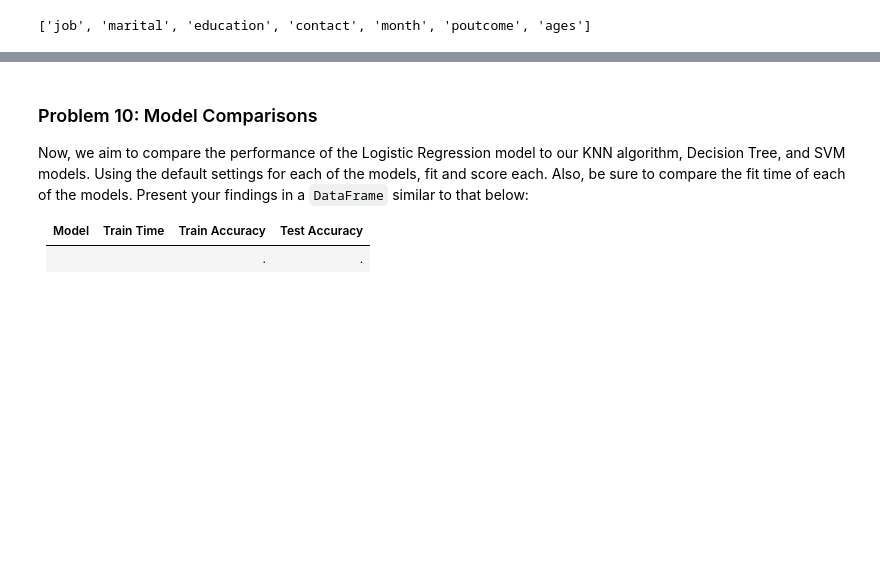
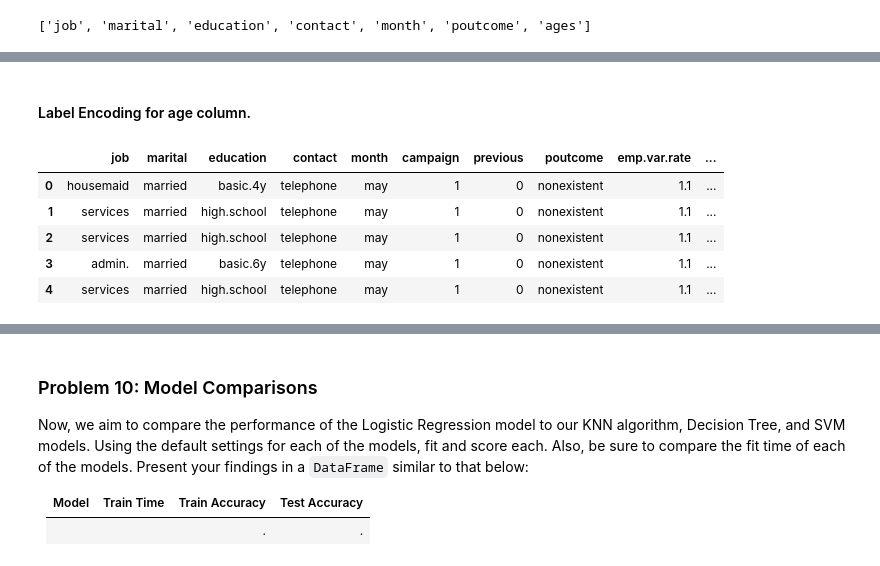
Before and after one commit to leonyi/zero-to-ml_ai-mastery, a Jupyter notebook: practical-application3-comparing-classifiers/comparing-classifiers.ipynb, the cells around one changed output, grey strips where cells are left out. Drawn from its saved outputs; the diff is of its cells as text; code cells hidden in the pictures; blank space fills up the shorter version.

```diff
--- a/practical-application3-comparing-classifiers/comparing-classifiers.ipynb
+++ b/practical-application3-comparing-classifiers/comparing-classifiers.ipynb
@@ -870,0 +878,14 @@ Name: job, dtype: int64
+# %% [markdown]
+#### Label Encoding for age column.
+# %%
+# Since the 'ages' column is a "category" will use this to convert it to category codes and storing them as "age".
+# This technique is known as "label encoding".
+data["age"] = data["ages"].cat.codes
+data.head()
+# %% [output]
+|  | job | marital | education | contact | month | campaign | previous | poutcome | emp.var.rate | ... |
+| 0 | housemaid | married | basic.4y | telephone | may | 1 | 0 | nonexistent | 1.1 | ... |
+| 1 | services | married | high.school | telephone | may | 1 | 0 | nonexistent | 1.1 | ... |
+| 2 | services | married | high.school | telephone | may | 1 | 0 | nonexistent | 1.1 | ... |
+| 3 | admin. | married | basic.6y | telephone | may | 1 | 0 | nonexistent | 1.1 | ... |
+| 4 | services | married | high.school | telephone | may | 1 | 0 | nonexistent | 1.1 | ... |
```
Also changed, not shown: parts of 42 cells of this notebook.
